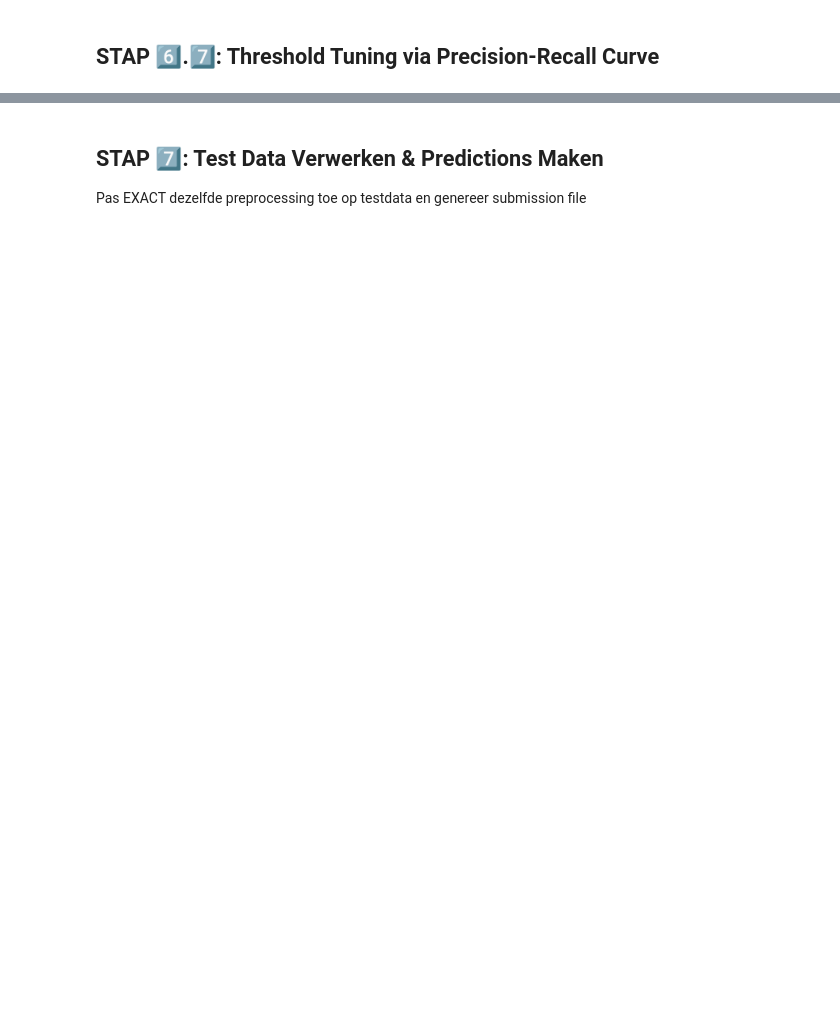
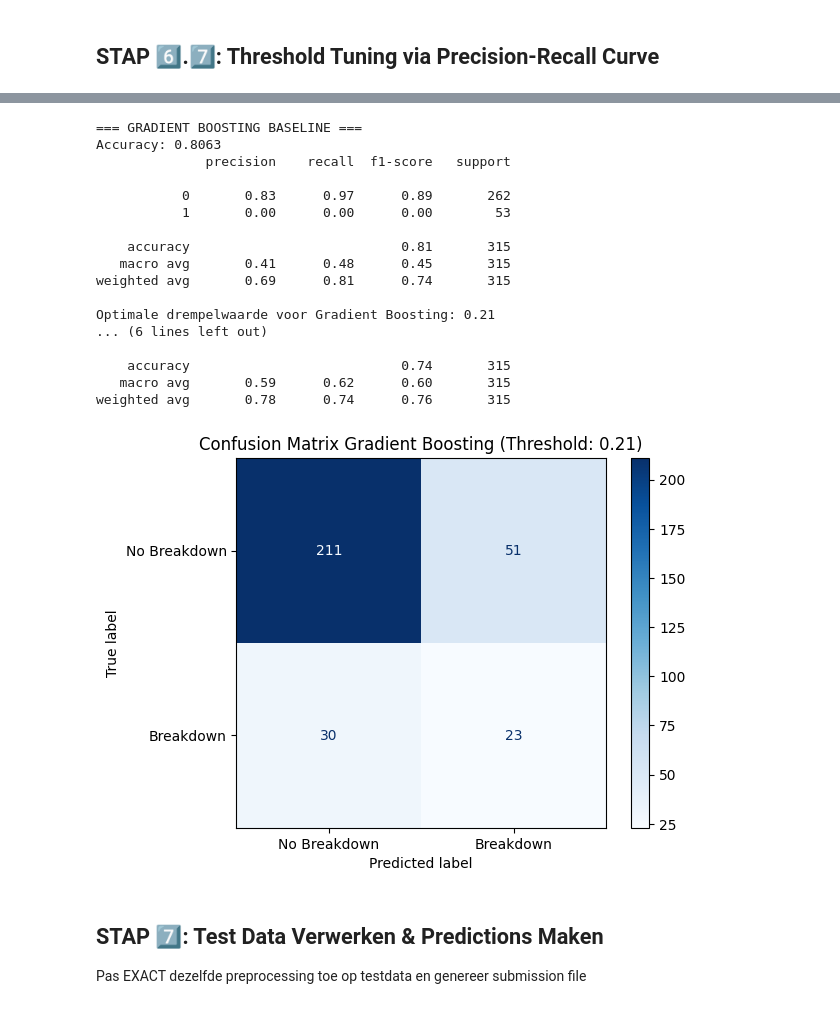
Before and after one commit to DavidWaligora/PE_Assignment_AI_TM, a Jupyter notebook: 0_ML/assignment.ipynb, the cells around one changed output, grey strips where cells are left out. Cells and saved outputs as stored; diff of their text form; code cells hidden in the pictures; blank space fills up the shorter version.

Commit message:
added prc and gradient boosting

```diff
--- a/0_ML/assignment.ipynb
+++ b/0_ML/assignment.ipynb
@@ -167,7 +198,7 @@ Verdeel dataset in 70% training en 30% testing met stratificatie
 
 X_train, X_test, y_train, y_test = train_test_split(
     X, Y,
-    test_size=0.2,
+    test_size=0.3,
     random_state=100,
     stratify=Y
 )
@@ -298,3 +386,63 @@ print(classification_report(y_test, y_pred_tuned))
+# %%
+# --- 1. MODEL TRAINEN ---
+# We initialiseren het Gradient Boosting model
+clf_gb = GradientBoostingClassifier(
+    n_estimators=100,
+    learning_rate=0.1,
+    max_depth=3,
+    random_state=1
+)
+clf_gb.fit(X_train, y_train)
+
+# --- 2. BASELINE EVALUATIE (Vóór threshold tuning) ---
+y_pred_gb = clf_gb.predict(X_test)
+print("=== GRADIENT BOOSTING BASELINE ===")
+print(f"Accuracy: {metrics.accuracy_score(y_test, y_pred_gb):.4f}")
+print(classification_report(y_test, y_pred_gb))
+
+# --- 3. THRESHOLD TUNING VOOR GRADIENT BOOSTING ---
+# Net als bij Random Forest, halen we de kansen op om de drempelwaarde te optimaliseren
+y_proba_gb = clf_gb.predict_proba(X_test)[:, 1]
+precision_gb, recall_gb, thresholds_gb = precision_recall_curve(y_test, y_proba_gb)
+
+# Bereken F1-scores om de beste drempel te vinden
+f1_scores_gb = 2 * (precision_gb[:-1] * recall_gb[:-1]) / (precision_gb[:-1] + recall_gb[:-1] + 1e-9)
+best_threshold_gb = thresholds_gb[f1_scores_gb.argmax()]
+
+print(f"Optimale drempelwaarde voor Gradient Boosting: {best_threshold_gb:.2f}\n")
+
+# Pas de nieuwe drempel toe
+y_pred_tuned_gb = (y_proba_gb >= best_threshold_gb).astype(int)
+
+# --- 4. EINDEVALUATIE GETUNED BOOSTING MODEL ---
+print("=== GRADIENT BOOSTING (GETUNED MET NIEUWE THRESHOLD) ===")
+print(classification_report(y_test, y_pred_tuned_gb))
+
+# Toon Confusion Matrix voor Boosting
+cm_gb = confusion_matrix(y_test, y_pred_tuned_gb)
+disp_gb = ConfusionMatrixDisplay(confusion_matrix=cm_gb, display_labels=["No Breakdown", "Breakdown"])
+disp_gb.plot(cmap=plt.cm.Blues)
+plt.title(f"Confusion Matrix Gradient Boosting (Threshold: {best_threshold_gb:.2f})")
+plt.show()
+# %% [output]
+=== GRADIENT BOOSTING BASELINE ===
+Accuracy: 0.8063
+              precision    recall  f1-score   support
+
+           0       0.83      0.97      0.89       262
+           1       0.00      0.00      0.00        53
+
+    accuracy                           0.81       315
+   macro avg       0.41      0.48      0.45       315
+weighted avg       0.69      0.81      0.74       315
+
+Optimale drempelwaarde voor Gradient Boosting: 0.21
+... (6 lines left out)
+
+    accuracy                           0.74       315
+   macro avg       0.59      0.62      0.60       315
+weighted avg       0.78      0.74      0.76       315
+[figure, added]
 # %% [markdown]
 ## STAP 7️⃣: Test Data Verwerken & Predictions Maken
 Pas EXACT dezelfde preprocessing toe op testdata en genereer submission file
```
Also changed, not shown: parts of 12 cells of this notebook, 2 other files.
